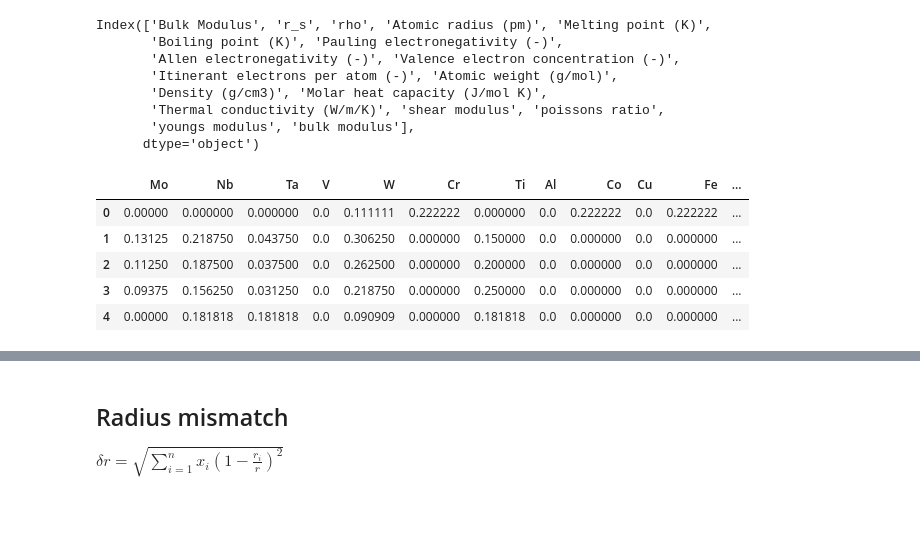
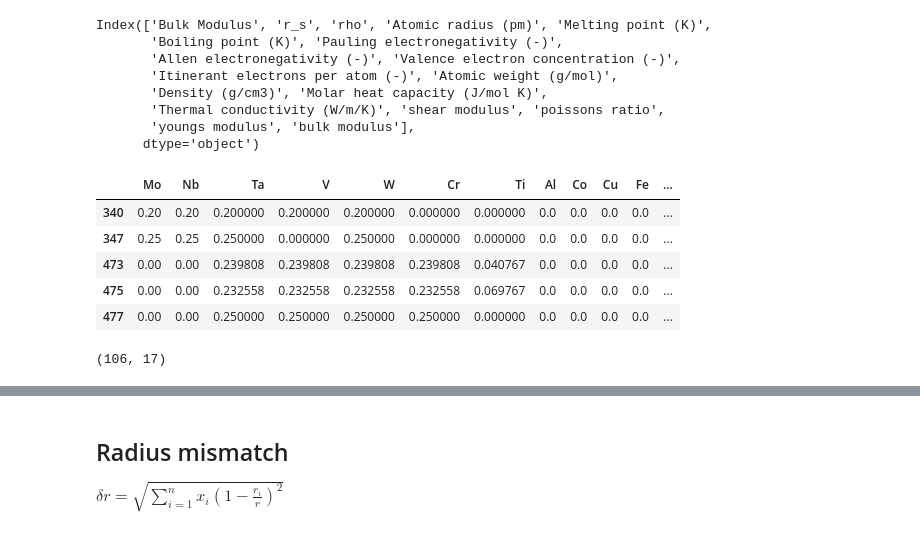
Before and after one commit to mahata-lab/Tungsten-Ductile-Brittle-Temperature, a Jupyter notebook: Datset_Building.ipynb, the cells around one changed output, grey strips where cells are left out. Drawn from its saved outputs; the diff is of its cells as text; code cells hidden in the pictures.

Commit message:
Fixed duplicate rows of end dataset to include first row correctly

```diff
--- a/Datset_Building.ipynb
+++ b/Datset_Building.ipynb
@@ -344,8 +351,10 @@ import numpy as np
 
 rom = pd.read_csv('/content/ROM_dataset.csv',index_col=0)
 # exp = pd.read_csv('/content/combined_rt_W_dataset.csv')
+# exp = pd.read_csv('room_temp_WHEA.csv')
 
-exp = pd.read_csv('room_temp_WHEA.csv')
+exp = pd.read_csv('/content/WHEA_RT_ductility.csv', index_col=0)
+
 Hmix = pd.read_csv('/content/Hmix.csv',index_col=0)
 rom.drop(['Atomic number'], axis=0, inplace=True)
 rom.drop(['element'], axis=0, inplace=True)
@@ -363,17 +372,21 @@ Index(['Bulk Modulus', 'r_s', 'rho', 'Atomic radius (pm)', 'Melting point (K)',
 # %%
 common = exp.columns.intersection(rom.columns)
 
-# masking where alloys with elements in common with rom dataset have valid composition vectors
-comp_mask = abs(1- exp[exp[common]>0][common].sum(axis=1))<0.01
+# Mask for rows where composition sums to ~1.0
+comp_mask = abs(1 - exp[common].sum(axis=1)) < 0.01
 
-# this format will be used for composition vectors
+# Filter to valid compositions
 comps = exp.loc[comp_mask, common]
 
 comps.head()
 # %% [output]
 |  | Mo | Nb | Ta | V | W | Cr | Ti | Al | Co | Cu | Fe | ... |
-| 0 | 0.00000 | 0.000000 | 0.000000 | 0.0 | 0.111111 | 0.222222 | 0.000000 | 0.0 | 0.222222 | 0.0 | 0.222222 | ... |
-| 1 | 0.13125 | 0.218750 | 0.043750 | 0.0 | 0.306250 | 0.000000 | 0.150000 | 0.0 | 0.000000 | 0.0 | 0.000000 | ... |
-| 2 | 0.11250 | 0.187500 | 0.037500 | 0.0 | 0.262500 | 0.000000 | 0.200000 | 0.0 | 0.000000 | 0.0 | 0.000000 | ... |
-| 3 | 0.09375 | 0.156250 | 0.031250 | 0.0 | 0.218750 | 0.000000 | 0.250000 | 0.0 | 0.000000 | 0.0 | 0.000000 | ... |
-| 4 | 0.00000 | 0.181818 | 0.181818 | 0.0 | 0.090909 | 0.000000 | 0.181818 | 0.0 | 0.000000 | 0.0 | 0.000000 | ... |
+| 340 | 0.20 | 0.20 | 0.200000 | 0.200000 | 0.200000 | 0.000000 | 0.000000 | 0.0 | 0.0 | 0.0 | 0.0 | ... |
+| 347 | 0.25 | 0.25 | 0.250000 | 0.000000 | 0.250000 | 0.000000 | 0.000000 | 0.0 | 0.0 | 0.0 | 0.0 | ... |
+| 473 | 0.00 | 0.00 | 0.239808 | 0.239808 | 0.239808 | 0.239808 | 0.040767 | 0.0 | 0.0 | 0.0 | 0.0 | ... |
+| 475 | 0.00 | 0.00 | 0.232558 | 0.232558 | 0.232558 | 0.232558 | 0.069767 | 0.0 | 0.0 | 0.0 | 0.0 | ... |
+| 477 | 0.00 | 0.00 | 0.250000 | 0.250000 | 0.250000 | 0.250000 | 0.000000 | 0.0 | 0.0 | 0.0 | 0.0 | ... |
+# %%
+comps.shape
+# %% [output]
+(106, 17)
```
Also changed, not shown: parts of 39 cells of this notebook.
